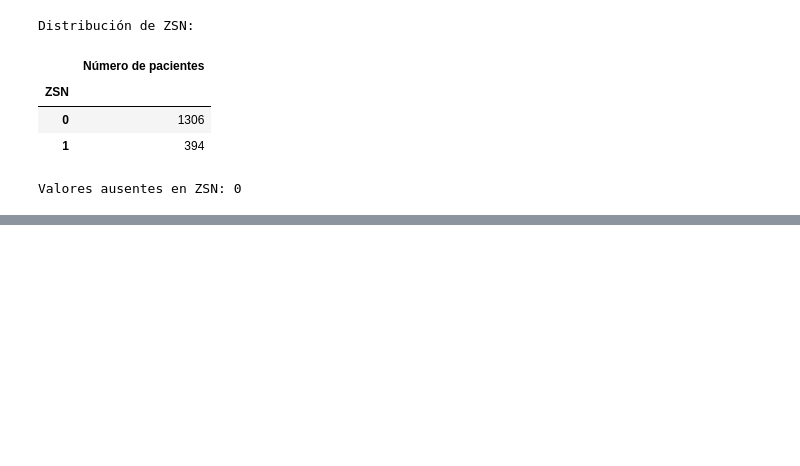
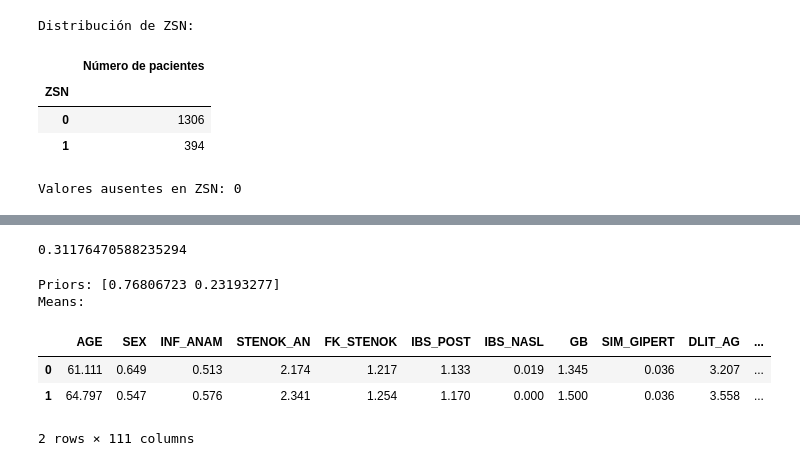
Before and after one commit to albpb/APA-Project-26-27-q1, a Jupyter notebook: Project.ipynb, the cells around one changed output, grey strips where cells are left out. Drawn from its saved outputs; the diff is of its cells as text; code cells hidden in the pictures; blank space fills up the shorter version.

```diff
--- a/Project.ipynb
+++ b/Project.ipynb
@@ -401,0 +424,22 @@ La proyección de las dos primeras componentes principales explica el 14,7 % de
+# %%
+gnb = GaussianNB()
+gnb.best_score_ = np.mean(cross_val_score(gnb,X_train_imp,y_train,cv=10))
+print(gnb.best_score_)
+# %% [output]
+0.31176470588235294
+# %%
+gnb_model = GaussianNB().fit(X_train_imp, y_train)
+gnb_model.best_score_ = gnb.best_score_
+
+print('Priors:', gnb_model.class_prior_)
+print('Means:\n')
+means =pd.DataFrame(gnb_model.theta_)
+means.columns=X_train_imp.columns
+means
+# %% [output]
+Priors: [0.76806723 0.23193277]
+Means:
+|  | AGE | SEX | INF_ANAM | STENOK_AN | FK_STENOK | IBS_POST | IBS_NASL | GB | SIM_GIPERT | DLIT_AG | ... |
+| 0 | 61.111 | 0.649 | 0.513 | 2.174 | 1.217 | 1.133 | 0.019 | 1.345 | 0.036 | 3.207 | ... |
+| 1 | 64.797 | 0.547 | 0.576 | 2.341 | 1.254 | 1.170 | 0.000 | 1.500 | 0.036 | 3.558 | ... |
+2 rows × 111 columns
```
Also changed, not shown: parts of 17 cells of this notebook, 1 other file.
